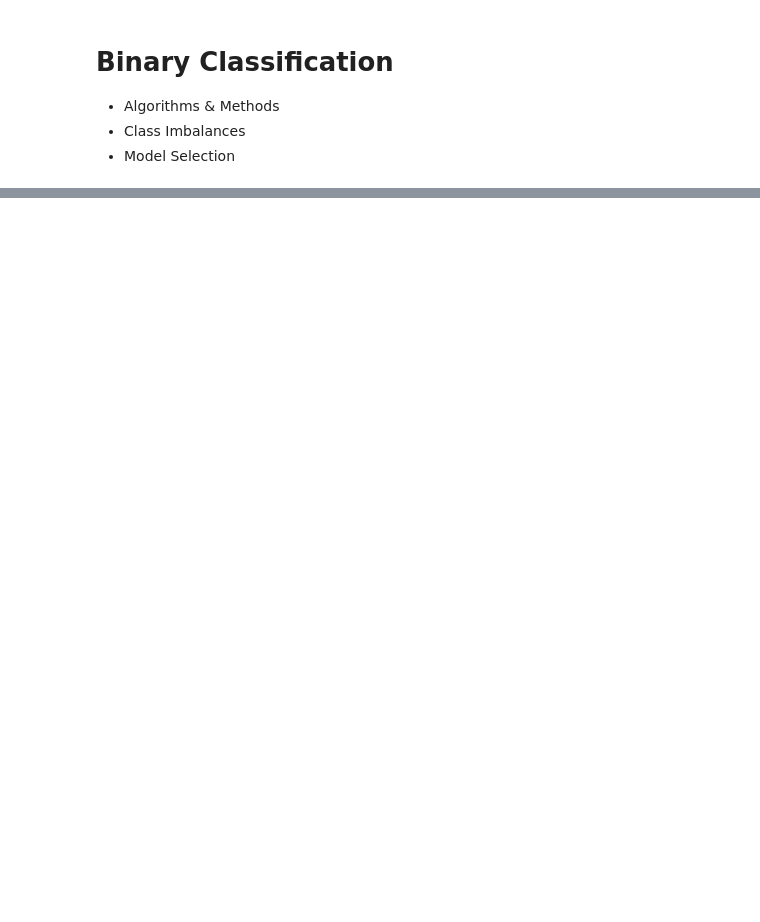
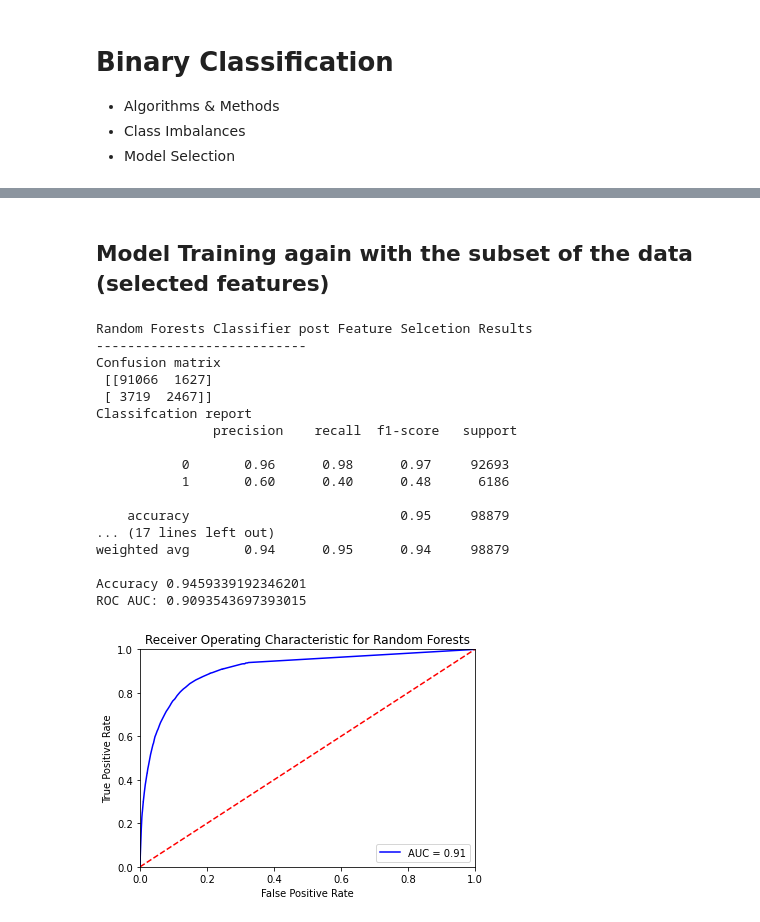
Before and after one commit to jenright15/income-classification, a Jupyter notebook: code/Data_Modeling.ipynb, the cells around one changed output, grey strips where cells are left out. Saved outputs shown, nothing was run; the diff lists cells and outputs as text; code cells hidden in the pictures; blank space fills up the shorter version.

```diff
--- a/code/Data_Modeling.ipynb
+++ b/code/Data_Modeling.ipynb
@@ -101,0 +251,59 @@ Accuracy 0.9478048928488354
+# %% [markdown]
+## Model Training again with the subset of the data (selected features)
+# %%
+model_name = 'RandomForestClassifier_Feature_Engineered'
+rf.fit(X_new, Y_train)
+
+y_pred = rf.predict(X_new_test)
+print('Random Forests Classifier post Feature Selcetion Results')
+print('---------------------------')
+print('Confusion matrix \n', confusion_matrix(Y_test,y_pred))
+print('Classifcation report \n', classification_report(Y_test,y_pred))
+print('Accuracy', accuracy_score(Y_test, y_pred))
+
+print('Important Features Random Forests Classifier Results')
+print('---------------------------')
+print('Confusion matrix \n', confusion_matrix(Y_test,y_pred))
+print('Classifcation report \n', classification_report(Y_test,y_pred))
+print('Accuracy', accuracy_score(Y_test, y_pred))
+# Sending the report to csv
+report = classification_report(Y_test, y_pred, output_dict=True)
+classification_report_csv(model_name, report)
+
+probabilities = rf.predict_proba(X_new_test)
+probs = [p[1] for p in probabilities]
+preds = probabilities[:,1]
+print('ROC AUC:', roc_auc_score(Y_test, preds))
+
+fpr, tpr, threshold = roc_curve(Y_test, preds)
+roc_auc = auc(fpr, tpr)
+
+
+plt.title('Receiver Operating Characteristic for Random Forests')
+plt.plot(fpr, tpr, 'b', label = 'AUC = %0.2f' % roc_auc)
+plt.legend(loc = 'lower right')
+plt.plot([0, 1], [0, 1],'r--')
+plt.xlim([0, 1])
+plt.ylim([0, 1])
+plt.ylabel('True Positive Rate')
+plt.xlabel('False Positive Rate')
+plt.show()
+# %% [output]
+Random Forests Classifier post Feature Selcetion Results
+---------------------------
+Confusion matrix
+ [[91066  1627]
+ [ 3719  2467]]
+Classifcation report
+               precision    recall  f1-score   support
+
+           0       0.96      0.98      0.97     92693
+           1       0.60      0.40      0.48      6186
+
+    accuracy                           0.95     98879
+... (17 lines left out)
+weighted avg       0.94      0.95      0.94     98879
+
+Accuracy 0.9459339192346201
+ROC AUC: 0.9093543697393015
+[figure, added]
```
Also changed, not shown: parts of 22 cells of this notebook, 6 other files.
